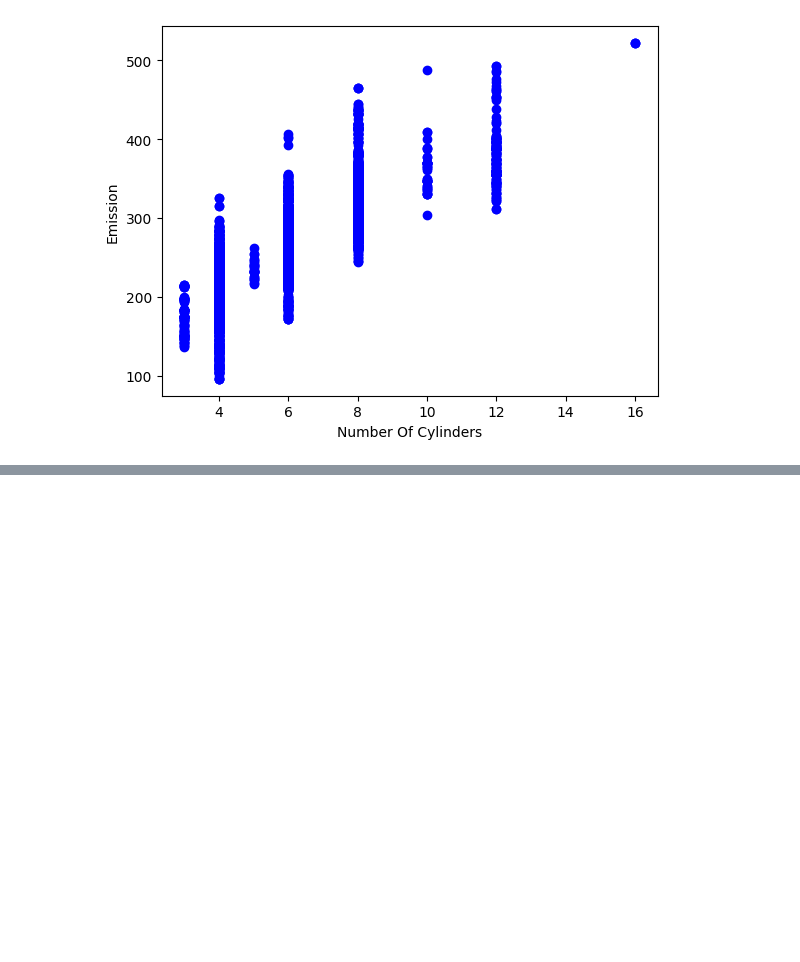
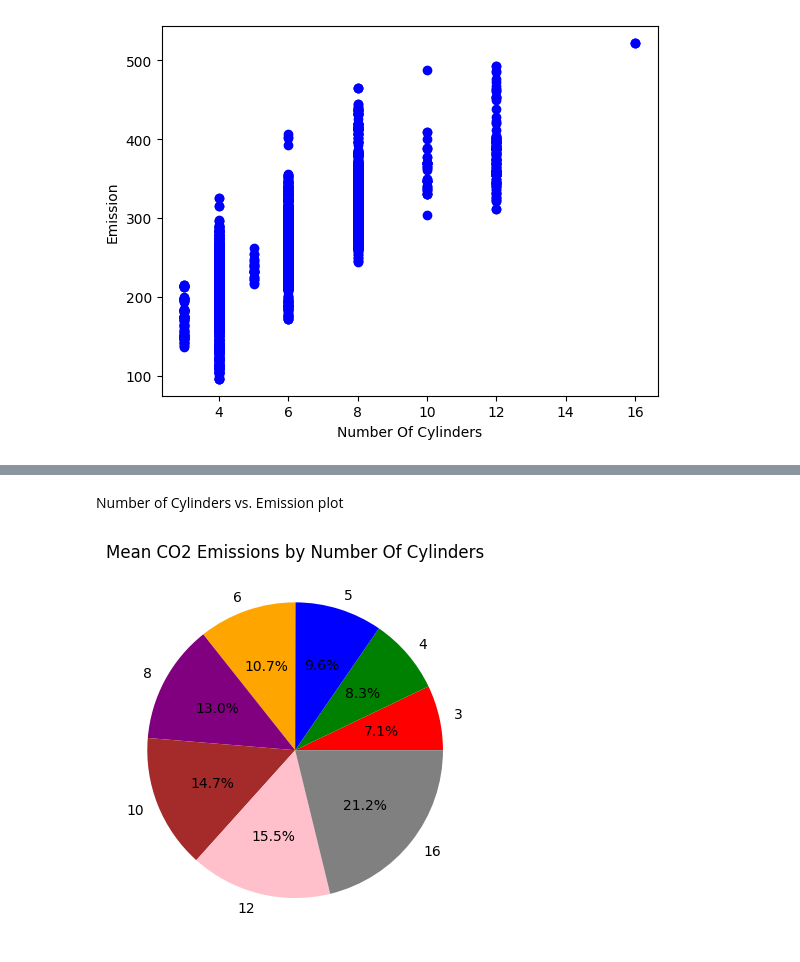
Before and after one commit to theelham/car-emission, a Jupyter notebook: car-emission.ipynb, the cells around one changed output, grey strips where cells are left out. Drawn from its saved outputs; the diff is of its cells as text; code cells hidden in the pictures; blank space fills up the shorter version.

```diff
--- a/car-emission.ipynb
+++ b/car-emission.ipynb
@@ -204,0 +221,14 @@ plt.show()
+# %% [markdown]
+Number of Cylinders vs. Emission plot
+# %%
+mean_emissions = cdf.groupby('NumberOfCylinders')['CO2Emissions'].mean().reset_index()
+
+
+colors = ['red', 'green', 'blue', 'orange', 'purple', 'brown', 'pink', 'gray']
+
+
+plt.pie(mean_emissions['CO2Emissions'], labels=mean_emissions['NumberOfCylinders'], colors=colors[:len(mean_emissions)], autopct='%1.1f%%')
+plt.title("Mean CO2 Emissions by Number Of Cylinders")
+plt.show()
+# %% [output]
+[figure, added]
```
Also changed, not shown: parts of 2 cells of this notebook.
